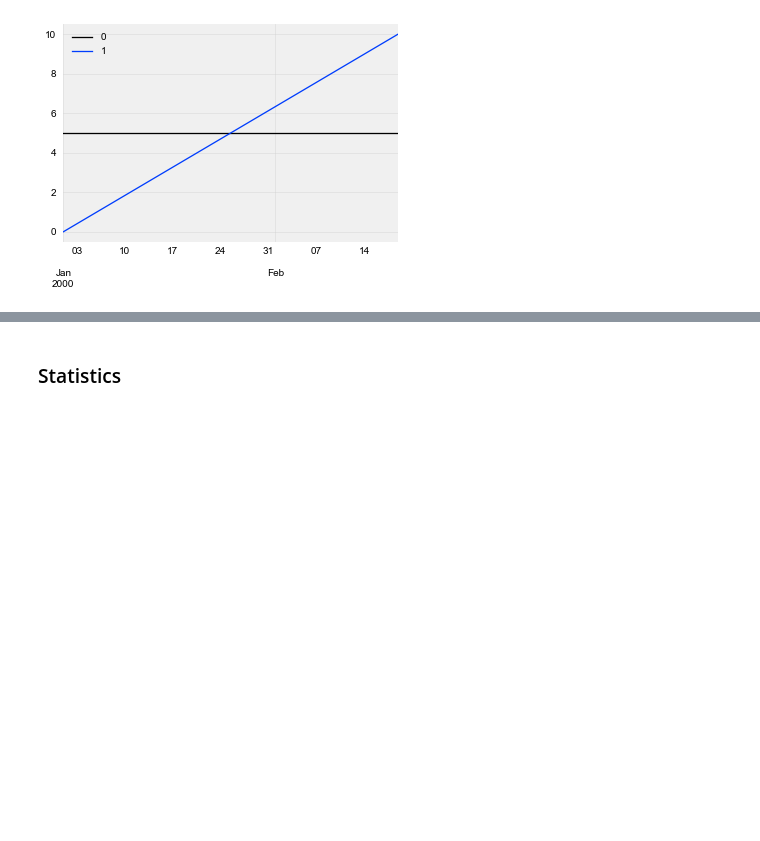
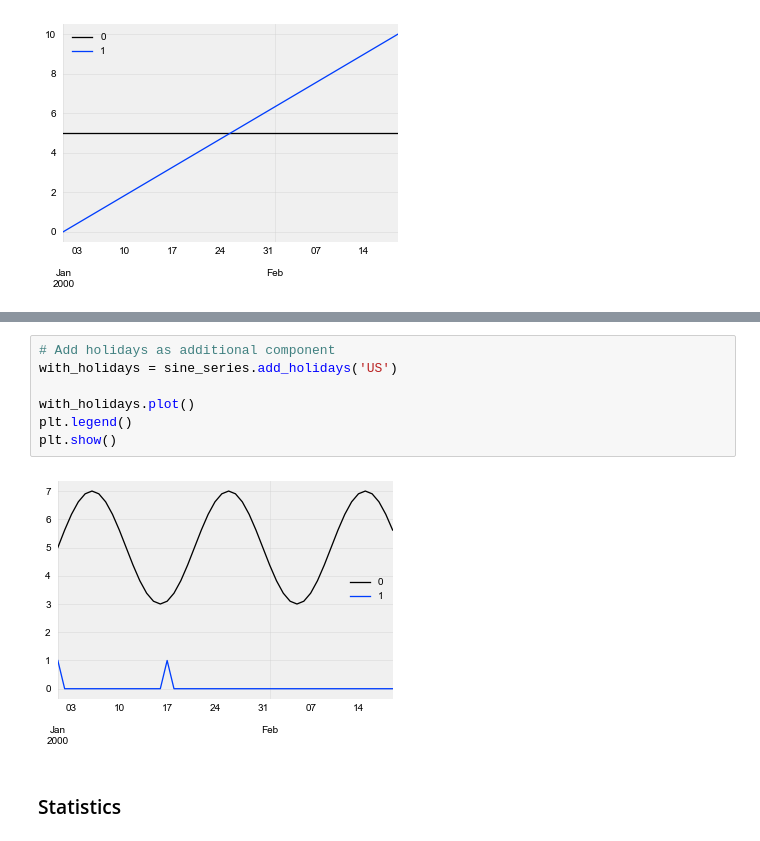
Before and after one commit to spazzy/darts, a Jupyter notebook: examples/darts-detailed-overview.ipynb, the cells around one changed output, grey strips where cells are left out. Drawn from its saved outputs; the diff is of its cells as text; blank space fills up the shorter version.

```diff
--- a/examples/darts-detailed-overview.ipynb
+++ b/examples/darts-detailed-overview.ipynb
@@ -180,3 +203,12 @@ plt.show()
+# %%
+# Add holidays as additional component
+with_holidays = sine_series.add_holidays('US')
+
+with_holidays.plot()
+plt.legend()
+plt.show()
+# %% [output]
+[figure, added]
 # %% [markdown]
 ### Statistics
 # %%
```
Also changed, not shown: parts of 37 cells of this notebook, 1 other file.
